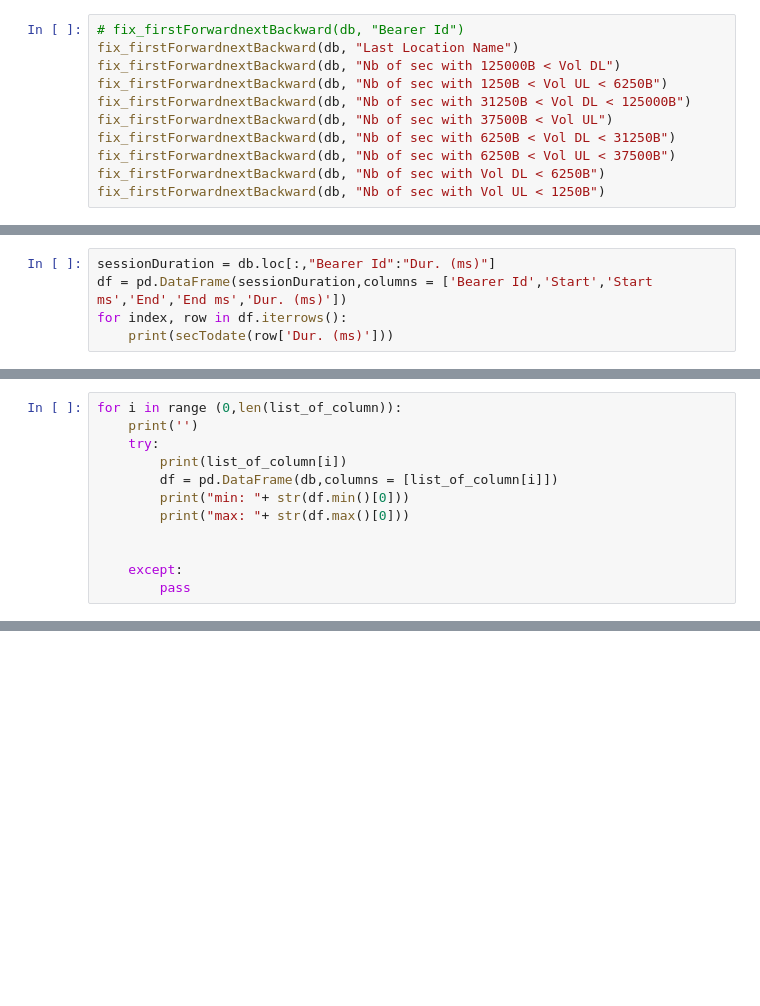
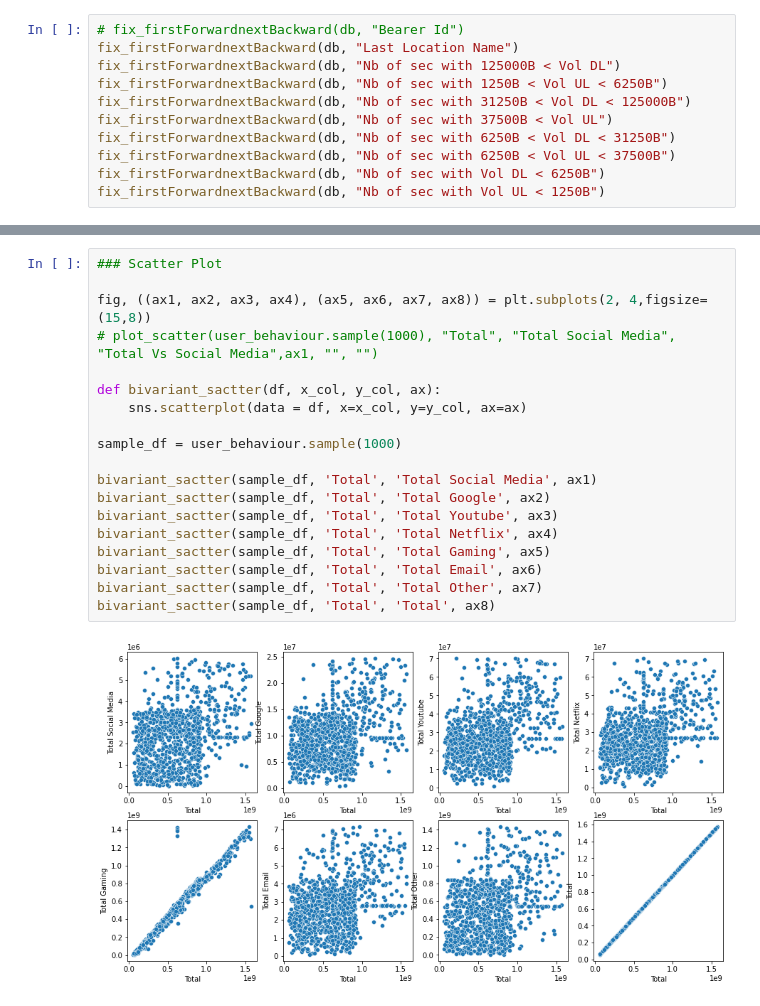
Before and after one commit to Bina-man/Telecom-Data, a Jupyter notebook: notebooks/User Overview analysis (telecom data).ipynb, the cells around one changed output, grey strips where cells are left out. Drawn from its saved outputs; the diff is of its cells as text; blank space fills up the shorter version.

```diff
--- a/notebooks/User Overview analysis (telecom data).ipynb
+++ b/notebooks/User Overview analysis (telecom data).ipynb
@@ -275,5 +127,0 @@ Days : 1 Hours: 0 Minutes: 0 Seconds: 0
-# %%
-sessionDuration = db.loc[:,"Bearer Id":"Dur. (ms)"]
-df = pd.DataFrame(sessionDuration,columns = ['Bearer Id','Start','Start ms','End','End ms','Dur. (ms)'])
-for index, row in df.iterrows():
-    print(secTodate(row['Dur. (ms)']))
@@ -604,12 +127,0 @@ mean:   454643438.06322956
-# %%
-for i in range (0,len(list_of_column)):
-    print('')
-    try:
-        print(list_of_column[i])
-        df = pd.DataFrame(db,columns = [list_of_column[i]])
-        print("min: "+ str(df.min()[0]))
-        print("max: "+ str(df.max()[0]))
-
-
-    except:
-        pass
@@ -633,0 +375,21 @@ max: 902969616.0
+# %%
+### Scatter Plot
+
+fig, ((ax1, ax2, ax3, ax4), (ax5, ax6, ax7, ax8)) = plt.subplots(2, 4,figsize=(15,8))
+# plot_scatter(user_behaviour.sample(1000), "Total", "Total Social Media", "Total Vs Social Media",ax1, "", "")
+
+def bivariant_sactter(df, x_col, y_col, ax):
+    sns.scatterplot(data = df, x=x_col, y=y_col, ax=ax)
+
+sample_df = user_behaviour.sample(1000)
+
+bivariant_sactter(sample_df, 'Total', 'Total Social Media', ax1)
+bivariant_sactter(sample_df, 'Total', 'Total Google', ax2)
+bivariant_sactter(sample_df, 'Total', 'Total Youtube', ax3)
+bivariant_sactter(sample_df, 'Total', 'Total Netflix', ax4)
+bivariant_sactter(sample_df, 'Total', 'Total Gaming', ax5)
+bivariant_sactter(sample_df, 'Total', 'Total Email', ax6)
+bivariant_sactter(sample_df, 'Total', 'Total Other', ax7)
+bivariant_sactter(sample_df, 'Total', 'Total', ax8)
+# %% [output]
+[figure, added]
```
Also changed, not shown: parts of 68 cells of this notebook, 2 other files.
